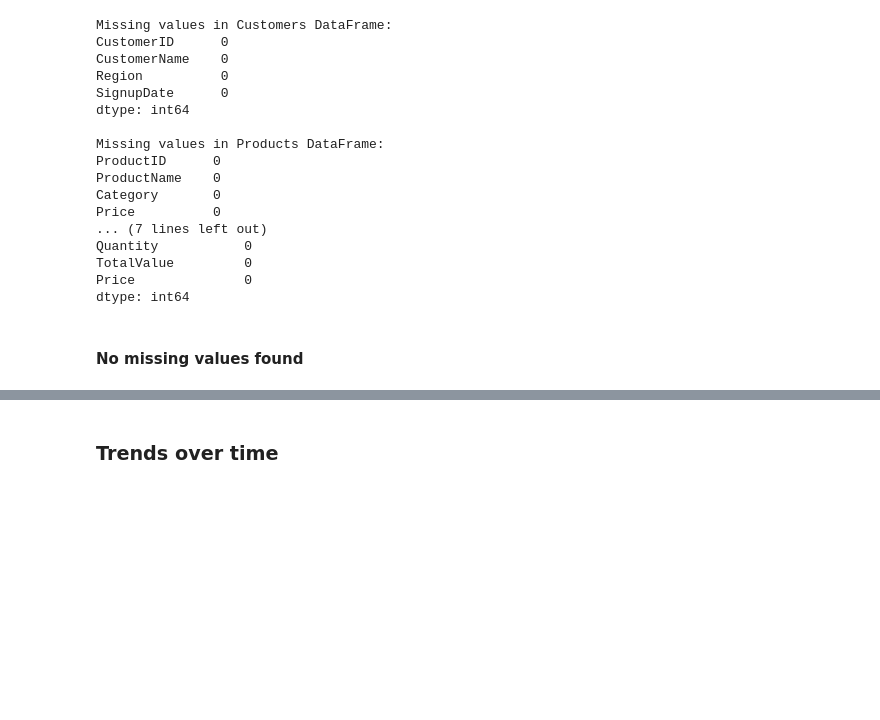
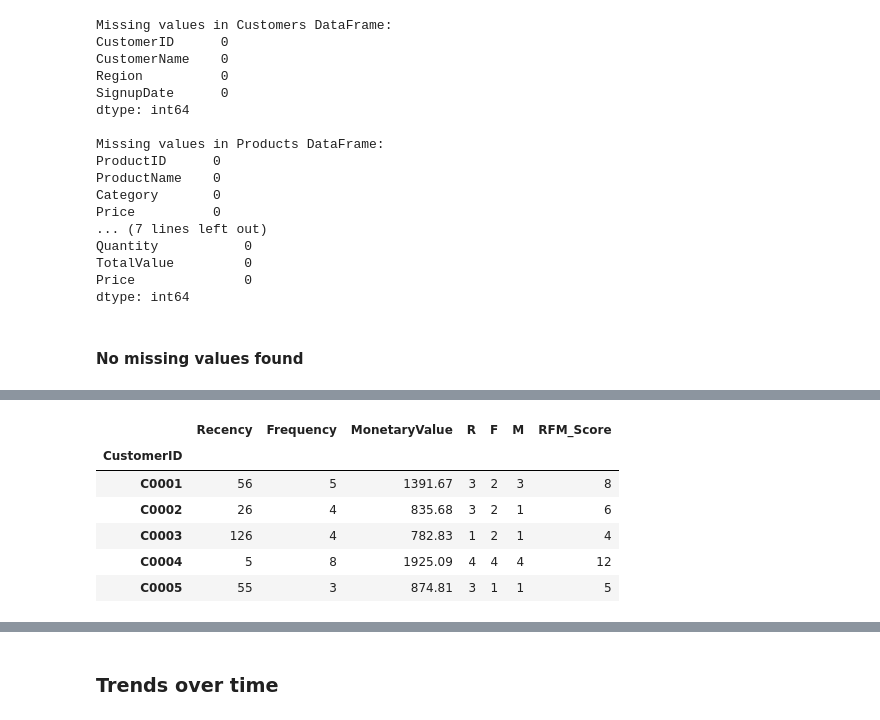
Before and after one commit to TejasShinkar12/eCommerce-Transactions-Analysis-and-Customer-Segmentation, a Jupyter notebook: notebooks/EDA.ipynb, the cells around one changed output, grey strips where cells are left out. Drawn from its saved outputs; the diff is of its cells as text; code cells hidden in the pictures; blank space fills up the shorter version.

```diff
--- a/notebooks/EDA.ipynb
+++ b/notebooks/EDA.ipynb
@@ -162,0 +281,30 @@ Name: TransactionDate, dtype: datetime64[ns]
+# %%
+# define quantiles
+quantiles = rfm.quantile(q=[0.25, 0.5, 0.75])
+
+# assign RFM scores
+def RScore(x, p, d):
+    if p == 'Recency': # lower the recency, higher the score
+        if x <= d[p][0.25]:
+            return 4
+        elif x <= d[p][0.50]:
+            return 3
+        elif x <= d[p][0.75]:
+            return 2
+        else:
+            return 1
+    else: # higher the frequency/monetary value, higher the score
+        if x <= d[p][0.25]:
+            return 1
+        elif x <= d[p][0.50]:
+            return 2
+        elif x <= d[p][0.75]:
+            return 3
+        else:
+            return 4
+
+rfm['R'] = rfm['Recency'].apply(RScore, args=('Recency', quantiles))
+rfm['F'] = rfm['Frequency'].apply(RScore, args=('Frequency', quantiles))
+rfm['M'] = rfm['MonetaryValue'].apply(RScore, args=('MonetaryValue', quantiles))
+
+rfm.head()
@@ -162,0 +319,12 @@ Name: TransactionDate, dtype: datetime64[ns]
+# %%
+# calculate RFM score
+rfm['RFM_Score'] = rfm[['R', 'F', 'M']].sum(axis=1)
+rfm.head()
+# %% [output]
+|  | Recency | Frequency | MonetaryValue | R | F | M | RFM_Score |
+| CustomerID |  |  |  |  |  |  |  |
+| C0001 | 56 | 5 | 1391.67 | 3 | 2 | 3 | 8 |
+| C0002 | 26 | 4 | 835.68 | 3 | 2 | 1 | 6 |
+| C0003 | 126 | 4 | 782.83 | 1 | 2 | 1 | 4 |
+| C0004 | 5 | 8 | 1925.09 | 4 | 4 | 4 | 12 |
+| C0005 | 55 | 3 | 874.81 | 3 | 1 | 1 | 5 |
```
Also changed, not shown: parts of 39 cells of this notebook, 1 other file.
